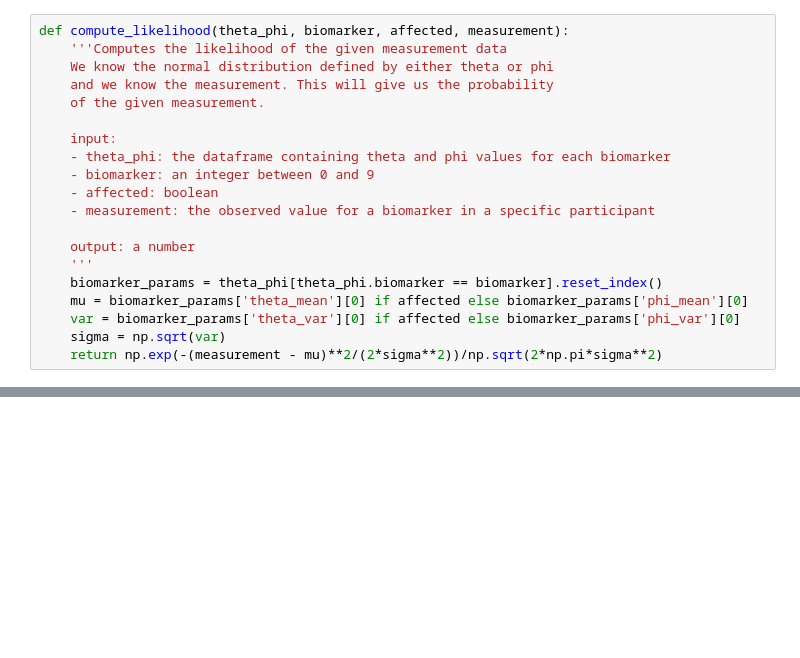
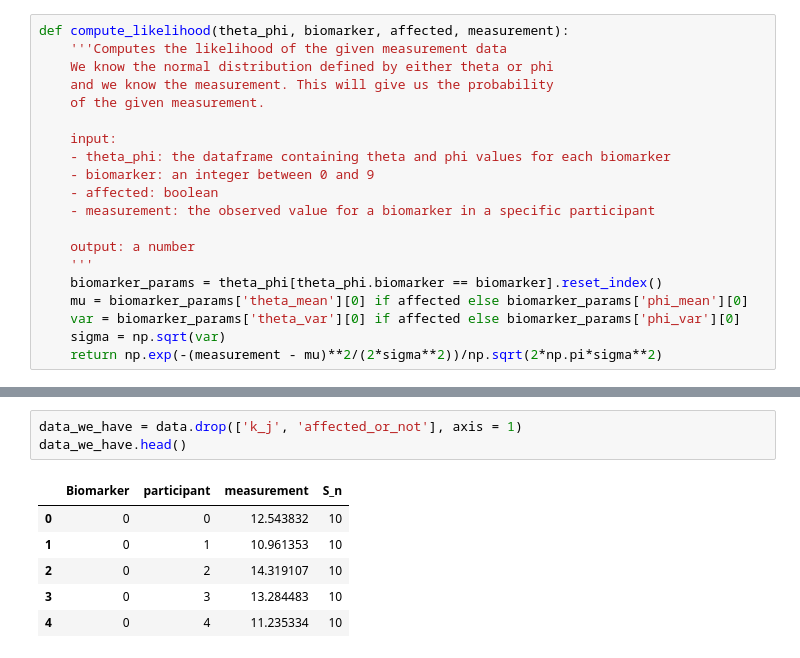
Before and after one commit to hongtaoh/ebm-book, a Jupyter notebook: estimate_two.ipynb, the cells around one changed output, grey strips where cells are left out. Drawn from its saved outputs; the diff is of its cells as text; blank space fills up the shorter version.

```diff
--- a/estimate_two.ipynb
+++ b/estimate_two.ipynb
@@ -144,0 +137,10 @@ plt.show()
+# %%
+data_we_have = data.drop(['k_j', 'affected_or_not'], axis = 1)
+data_we_have.head()
+# %% [output]
+|  | Biomarker | participant | measurement | S_n |
+| 0 | 0 | 0 | 12.543832 | 10 |
+| 1 | 0 | 1 | 10.961353 | 10 |
+| 2 | 0 | 2 | 14.319107 | 10 |
+| 3 | 0 | 3 | 13.284483 | 10 |
+| 4 | 0 | 4 | 11.235334 | 10 |
```
Also changed, not shown: parts of 12 cells of this notebook, 20 other files.
